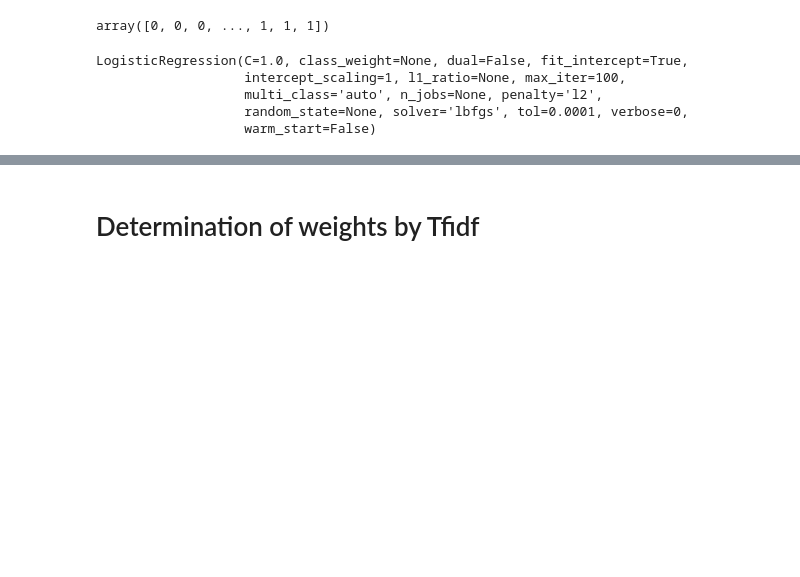
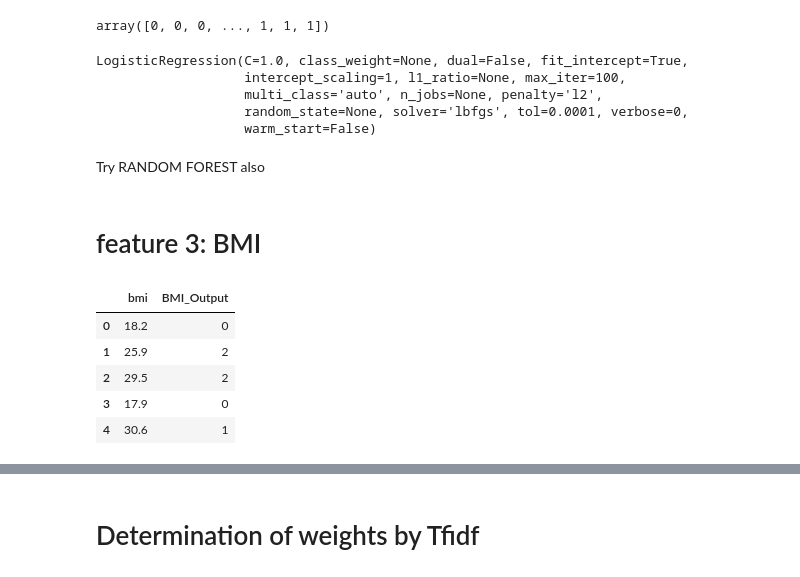
Before and after one commit to mefy-Aruna/DIABETES_NEW, a Jupyter notebook: Thresholding.ipynb, the cells around one changed output, grey strips where cells are left out. Saved outputs shown, nothing was run; the diff lists cells and outputs as text; code cells hidden in the pictures; blank space fills up the shorter version.

```diff
--- a/Thresholding.ipynb
+++ b/Thresholding.ipynb
@@ -385,3 +385,7 @@ prediction = model.predict_proba(x2)
 # %%
 outAge=pd.DataFrame(prediction, columns=['0','1','2'])
 outAge.to_csv('AgePredictions.csv',index=False, header=True)
+# %% [markdown]
+Try RANDOM FOREST also
+# %% [markdown]
+# feature 3: BMI
@@ -387,0 +402,12 @@ outAge.to_csv('AgePredictions.csv',index=False, header=True)
+# %%
+data3 = pd.read_csv('feature3.csv')
+
+data3 = data3[['bmi','BMI_Output']]
+data3.head()
+# %% [output]
+|  | bmi | BMI_Output |
+| 0 | 18.2 | 0 |
+| 1 | 25.9 | 2 |
+| 2 | 29.5 | 2 |
+| 3 | 17.9 | 0 |
+| 4 | 30.6 | 1 |
```
Also changed, not shown: parts of 16 cells of this notebook.
